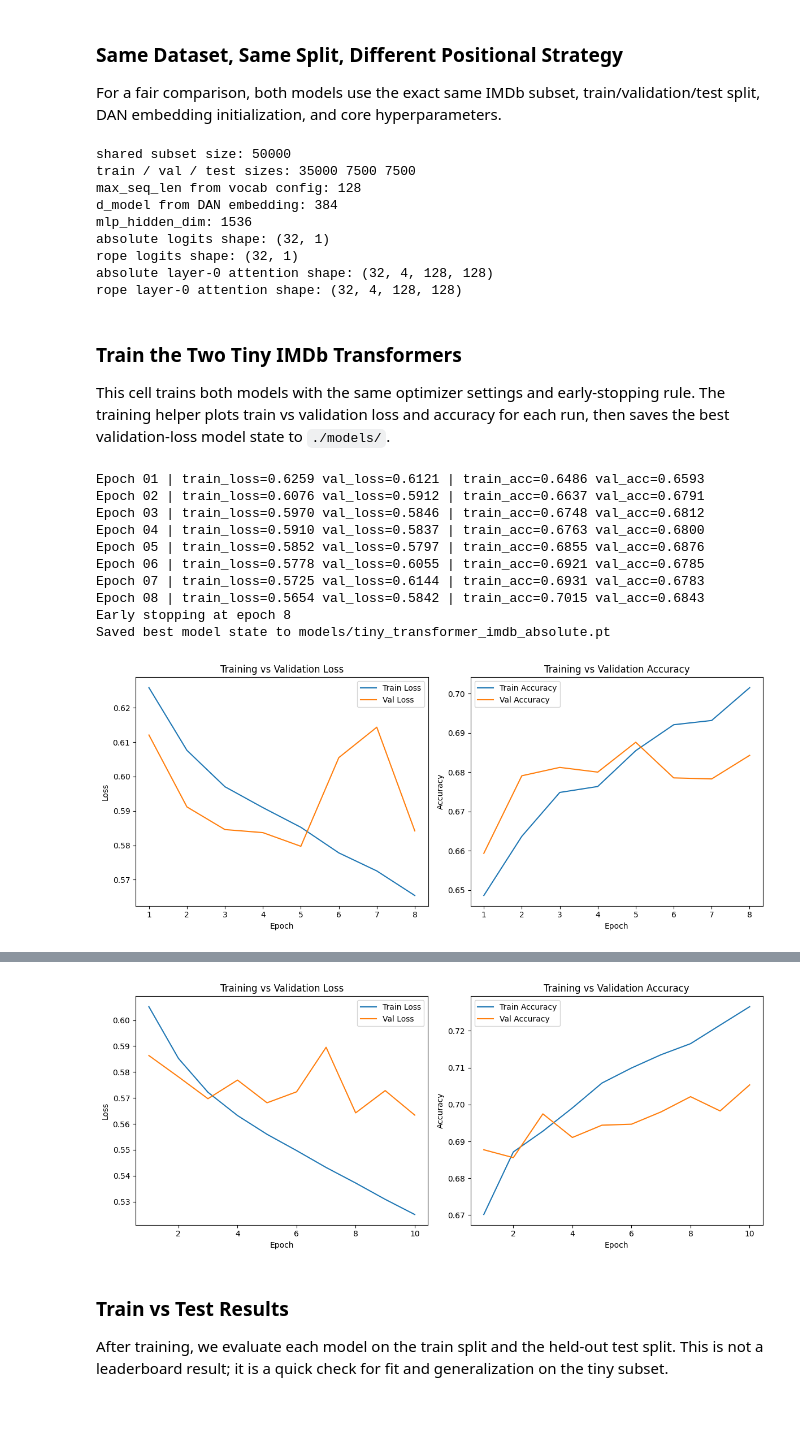
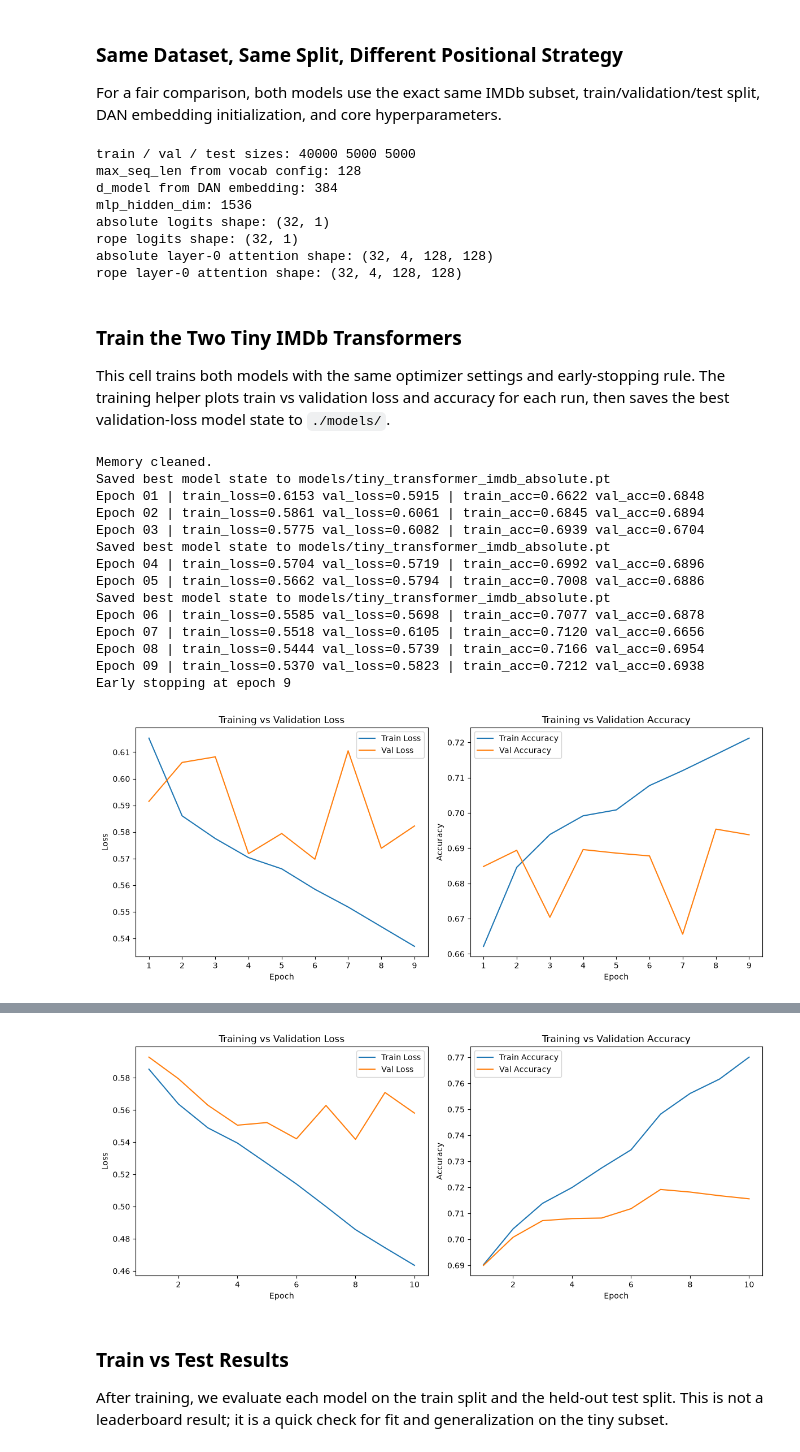
Before and after one commit to mdossett204/AI-maths-foundations, a Jupyter notebook: NLP-learning-notebooks/week6-transformer/Week_6_transformer_attention.ipynb, the cells around one changed output, grey strips where cells are left out. Saved outputs shown, nothing was run; the diff lists cells and outputs as text; code cells hidden in the pictures; blank space fills up the shorter version.

```diff
--- a/NLP-learning-notebooks/week6-transformer/Week_6_transformer_attention.ipynb
+++ b/NLP-learning-notebooks/week6-transformer/Week_6_transformer_attention.ipynb
@@ -88,2 +76,8 @@ attention_masks shape: (50000, 128)
 vocab size: 590
 pad id: 589
+# %%
+train_loader = DataLoader(train_ds, batch_size=32, shuffle=True)
+val_loader = DataLoader(val_ds, batch_size=32)
+test_loader = DataLoader(test_ds, batch_size=32)
+
+print(f"train: {len(train_ds)} | val: {len(val_ds)} | test: {len(test_ds)}")
@@ -740,36 +744,17 @@ Both models use the same IMDb subset, splits, hyperparameters, and pretrained em
 ### Same Dataset, Same Split, Different Positional Strategy
 For a fair comparison, both models use the exact same IMDb subset, train/validation/test split, DAN embedding initialization, and core hyperparameters.
 # %%
-max_seq_len = vocab_config.get("max_seq", input_ids.size(1))
+max_seq_len = vocab_config.get("max_seq", batch_input_ids.size(1))
 d_model = embedding_weight.size(1)
 mlp_hidden_dim = 4 * d_model
 
-dataset = TensorDataset(
-    input_ids[:, :max_seq_len],
-    attention_masks[:, :max_seq_len],
-    labels[:].float(),
-)
-
-train_size = int(0.7 * len(dataset))
-val_size = int(0.15 * len(dataset))
-test_size = len(dataset) - train_size - val_size
-train_dataset, val_dataset, test_dataset = random_split(
-    dataset,
-    [train_size, val_size, test_size],
-    generator=torch.Generator().manual_seed(204),
-)
-
-train_loader = DataLoader(train_dataset, batch_size=32, shuffle=True)
-val_loader = DataLoader(val_dataset, batch_size=64)
-test_loader = DataLoader(test_dataset, batch_size=64)
-
 shared_model_kwargs = dict(
-    vocab_size=vocab_config["vocab_size"],
+    vocab_size=vocab_size,
     d_model=d_model,
     num_heads=4,
     mlp_hidden_dim=mlp_hidden_dim,
     num_layers=4,
-    pad_id=vocab_config["pad_id"],
+    pad_id=pad_id,
     dropout=0.1,
     max_seq_len=max_seq_len,
     pretrained_embedding_weight=embedding_weight.detach().cpu(),
@@ -801,8 +786,7 @@ rope_logits, rope_attention_stack = rope_model(
     return_attention=True,
 )
 
-print("shared subset size:", len(dataset))
-print("train / val / test sizes:", len(train_dataset), len(val_dataset), len(test_dataset))
+print("train / val / test sizes:", len(train_ds), len(val_ds), len(test_ds))
 print("max_seq_len from vocab config:", max_seq_len)
 print("d_model from DAN embedding:", d_model)
 print("mlp_hidden_dim:", mlp_hidden_dim)
@@ -811,8 +795,7 @@ print("rope logits shape:", tuple(rope_logits.shape))
 print("absolute layer-0 attention shape:", tuple(absolute_attention_stack[0].shape))
 print("rope layer-0 attention shape:", tuple(rope_attention_stack[0].shape))
 # %% [output]
-shared subset size: 50000
-train / val / test sizes: 35000 7500 7500
+train / val / test sizes: 40000 5000 5000
 max_seq_len from vocab config: 128
 d_model from DAN embedding: 384
 mlp_hidden_dim: 1536
@@ -824,6 +807,7 @@ rope layer-0 attention shape: (32, 4, 128, 128)
 ### Train the Two Tiny IMDb Transformers
 This cell trains both models with the same optimizer settings and early-stopping rule. The training helper plots train vs validation loss and accuracy for each run, then saves the best validation-loss model state to `./models/`.
 # %%
+clean_memory()
 torch.manual_seed(204)
 absolute_model = TinyTransformerClassifier(
     **shared_model_kwargs,
@@ -834,40 +818,45 @@ absolute_model = TinyTransformerClassifier(
 absolute_model = train_binary_classifier(
     model=absolute_model,
     train_loader=train_loader,
     val_loader=val_loader,
     device=device,
     num_epochs=10,
     lr=1e-4,
     patience=3,
     save_model_path="./models/tiny_transformer_imdb_absolute.pt",
 )
 
+clean_memory()
 torch.manual_seed(204)
 rope_model = TinyTransformerClassifier(
     **shared_model_kwargs,
     use_rope=True,
     use_absolute_positions=False,
 ).to(device)
 
 rope_model = train_binary_classifier(
     model=rope_model,
     train_loader=train_loader,
     val_loader=val_loader,
     device=device,
     num_epochs=10,
     lr=1e-4,
     patience=3,
     save_model_path="./models/tiny_transformer_imdb_rope.pt",
 )
 # %% [output]
-Epoch 01 | train_loss=0.6259 val_loss=0.6121 | train_acc=0.6486 val_acc=0.6593
-Epoch 02 | train_loss=0.6076 val_loss=0.5912 | train_acc=0.6637 val_acc=0.6791
-Epoch 03 | train_loss=0.5970 val_loss=0.5846 | train_acc=0.6748 val_acc=0.6812
-Epoch 04 | train_loss=0.5910 val_loss=0.5837 | train_acc=0.6763 val_acc=0.6800
-Epoch 05 | train_loss=0.5852 val_loss=0.5797 | train_acc=0.6855 val_acc=0.6876
-Epoch 06 | train_loss=0.5778 val_loss=0.6055 | train_acc=0.6921 val_acc=0.6785
-Epoch 07 | train_loss=0.5725 val_loss=0.6144 | train_acc=0.6931 val_acc=0.6783
-Epoch 08 | train_loss=0.5654 val_loss=0.5842 | train_acc=0.7015 val_acc=0.6843
-Early stopping at epoch 8
+Memory cleaned.
 Saved best model state to models/tiny_transformer_imdb_absolute.pt
+Epoch 01 | train_loss=0.6153 val_loss=0.5915 | train_acc=0.6622 val_acc=0.6848
+Epoch 02 | train_loss=0.5861 val_loss=0.6061 | train_acc=0.6845 val_acc=0.6894
+Epoch 03 | train_loss=0.5775 val_loss=0.6082 | train_acc=0.6939 val_acc=0.6704
+Saved best model state to models/tiny_transformer_imdb_absolute.pt
+Epoch 04 | train_loss=0.5704 val_loss=0.5719 | train_acc=0.6992 val_acc=0.6896
+Epoch 05 | train_loss=0.5662 val_loss=0.5794 | train_acc=0.7008 val_acc=0.6886
+Saved best model state to models/tiny_transformer_imdb_absolute.pt
+Epoch 06 | train_loss=0.5585 val_loss=0.5698 | train_acc=0.7077 val_acc=0.6878
+Epoch 07 | train_loss=0.5518 val_loss=0.6105 | train_acc=0.7120 val_acc=0.6656
+Epoch 08 | train_loss=0.5444 val_loss=0.5739 | train_acc=0.7166 val_acc=0.6954
+Epoch 09 | train_loss=0.5370 val_loss=0.5823 | train_acc=0.7212 val_acc=0.6938
+Early stopping at epoch 9
-[figure, old version]
+[figure, new version]
@@ -885,4 +880,4 @@ Saved best model state to models/tiny_transformer_imdb_rope.pt
-[figure, old version]
+[figure, new version]
 # %% [markdown]
 ### Train vs Test Results
 After training, we evaluate each model on the train split and the held-out test split. This is not a leaderboard result; it is a quick check for fit and generalization on the tiny subset.
```
Also changed, not shown: parts of 26 cells of this notebook, 2 other files.
